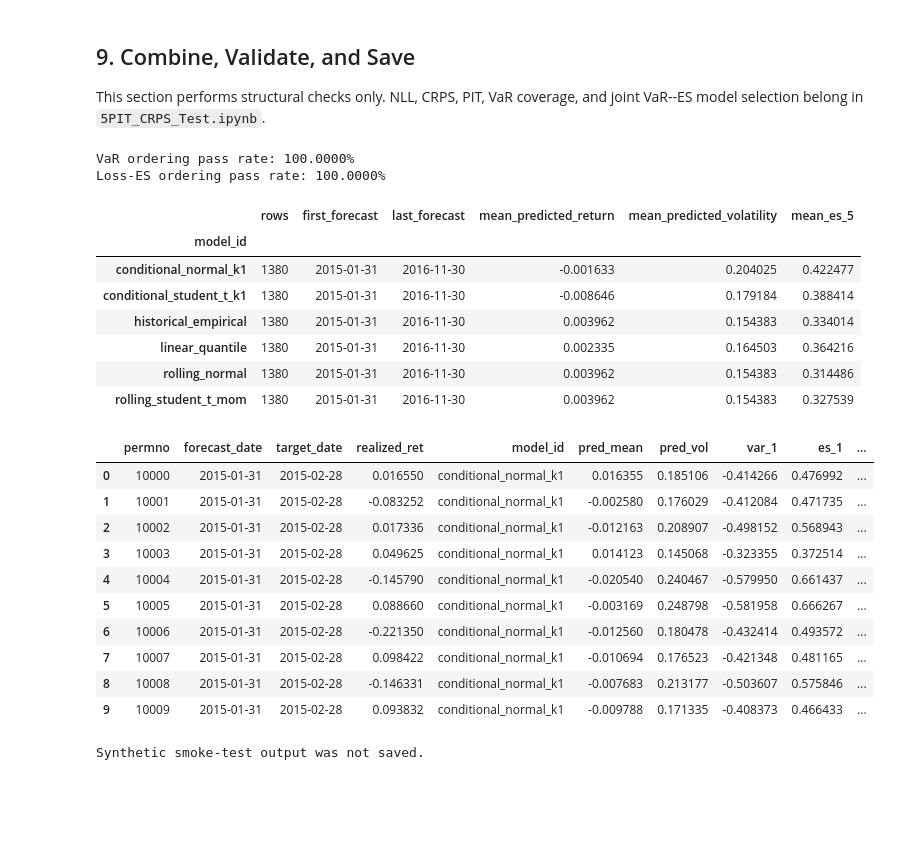
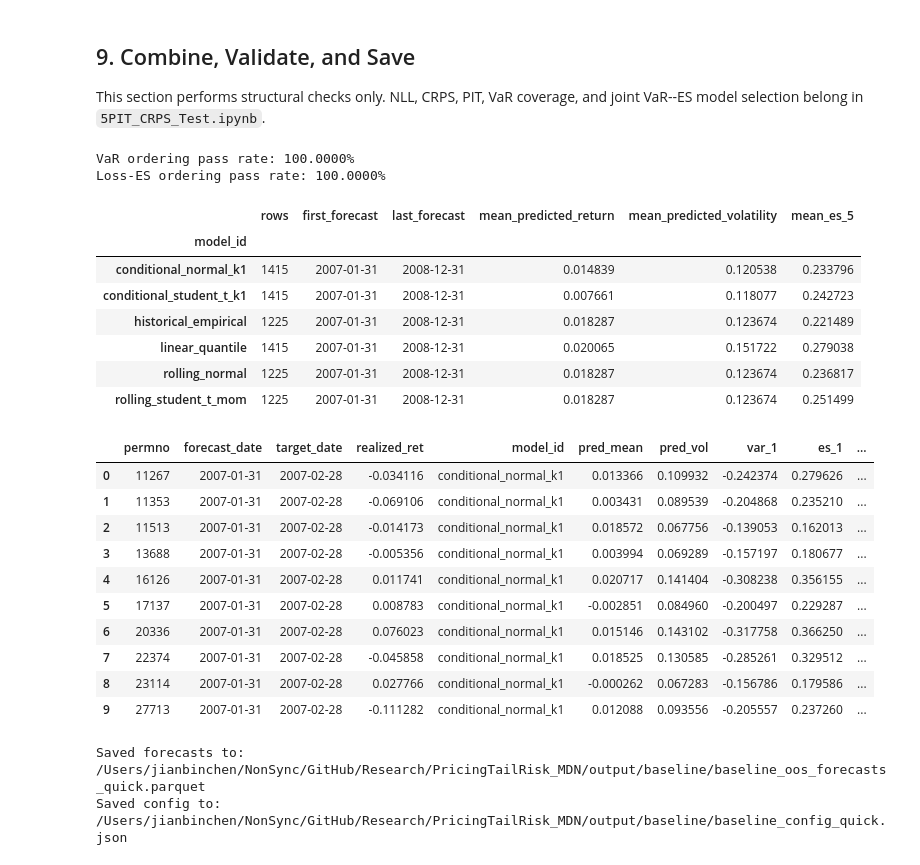
Before and after one commit to damonuc/PricingTailRisk_MDN, a Jupyter notebook: 2Baseline_model.ipynb, the cells around one changed output. Cells and saved outputs as stored; diff of their text form; code cells hidden in the pictures; blank space fills up the shorter version.

```diff
--- a/2Baseline_model.ipynb
+++ b/2Baseline_model.ipynb
@@ -367,14 +562,18 @@ def run_rolling_distribution_baselines(panel: pd.DataFrame) -> pd.DataFrame:
     for _, stock_df in tqdm(grouped, total=panel[ID_COL].nunique(), desc='Rolling baselines'):
         stock_df = stock_df.sort_values(DATE_COL).reset_index(drop=True)
         stock_returns = stock_df[CURRENT_RETURN_COL].to_numpy(dtype=float)
+        stock_dates = pd.to_datetime(stock_df[DATE_COL]).to_numpy()
 
         for position, row in stock_df.iterrows():
             forecast_date = row[DATE_COL]
             if forecast_date < OOS_START or forecast_date > OOS_END:
                 continue
 
-            history_start = max(0, position - HISTORY_WINDOW_MONTHS + 1)
-            history = stock_returns[history_start:position + 1]
+            history_start_date = forecast_date - pd.offsets.MonthEnd(HISTORY_WINDOW_MONTHS - 1)
+            history_mask = (stock_dates >= np.datetime64(history_start_date)) & (
+                stock_dates <= np.datetime64(forecast_date)
+            )
+            history = stock_returns[history_mask]
             history = history[np.isfinite(history)]
             if len(history) < MIN_HISTORY_MONTHS:
                 continue
@@ -492,8 +691,15 @@ class ConditionalDistributionNet(nn.Module):
 def fit_feature_scaler(training_frame: pd.DataFrame) -> tuple[np.ndarray, np.ndarray]:
     if not STANDARDIZE_FEATURES_WITH_TRAINING_DATA:
         return np.zeros(len(FEATURE_COLS), dtype=np.float32), np.ones(len(FEATURE_COLS), dtype=np.float32)
-    means = training_frame[FEATURE_COLS].mean().to_numpy(dtype=np.float32)
-    stds = training_frame[FEATURE_COLS].std(ddof=0).to_numpy(dtype=np.float32)
+    micro_mean = training_frame[MICRO_FEATURES].mean()
+    micro_std = training_frame[MICRO_FEATURES].std(ddof=0)
+    # Macro variables repeat for every stock. Fit their scaler on unique months,
+    # so months with more listed firms do not receive more weight.
+    macro_by_month = training_frame[[DATE_COL] + MACRO_FEATURES].drop_duplicates(DATE_COL)
+    macro_mean = macro_by_month[MACRO_FEATURES].mean()
+    macro_std = macro_by_month[MACRO_FEATURES].std(ddof=0)
+    means = pd.concat([micro_mean, macro_mean]).loc[FEATURE_COLS].to_numpy(dtype=np.float32)
+    stds = pd.concat([micro_std, macro_std]).loc[FEATURE_COLS].to_numpy(dtype=np.float32)
     stds = np.where(stds < 1e-6, 1.0, stds)
     return means, stds
 
@@ -919,48 +1125,54 @@ if var_order_ok < 0.999 or es_order_ok < 0.999:
 
 should_save = (not USE_SYNTHETIC_DATA) or SAVE_SYNTHETIC_OUTPUT
 if should_save:
     OUTPUT_DIR.mkdir(parents=True, exist_ok=True)
     baseline_forecasts.to_parquet(OUTPUT_PATH, index=False)
     config_to_save = {
-        'data_path': str(DATA_PATH),
+        'environment': ENV,
+        'run_mode': RUN_MODE,
+        'micro_data_path': str(MICRO_DATA_PATH),
+        'macro_data_path': str(MACRO_DATA_PATH),
         'output_path': str(OUTPUT_PATH),
         'oos_start': str(OOS_START.date()),
         'oos_end': str(pd.Timestamp(OOS_END).date()),
         'micro_features': MICRO_FEATURES,
+        'rank_micro_features': RANK_MICRO_FEATURES,
+        'raw_scale_micro_features': RAW_SCALE_MICRO_FEATURES,
         'macro_features': MACRO_FEATURES,
         'alphas': list(ALPHAS),
         'quantile_levels': QUANTILE_LEVELS.tolist(),
         'history_window_months': HISTORY_WINDOW_MONTHS,
         'min_history_months': MIN_HISTORY_MONTHS,
         'refit_months': REFIT_MONTHS,
         'validation_months': VALIDATION_MONTHS,
         'seed': SEED,
     }
     CONFIG_PATH.write_text(json.dumps(config_to_save, indent=2), encoding='utf-8')
     print('Saved forecasts to:', OUTPUT_PATH)
     print('Saved config to:', CONFIG_PATH)
 else:
     print('Synthetic smoke-test output was not saved.')
 # %% [output]
 VaR ordering pass rate: 100.0000%
 Loss-ES ordering pass rate: 100.0000%
 |  | rows | first_forecast | last_forecast | mean_predicted_return | mean_predicted_volatility | mean_es_5 |
 | model_id |  |  |  |  |  |  |
-| conditional_normal_k1 | 1380 | 2015-01-31 | 2016-11-30 | -0.001633 | 0.204025 | 0.422477 |
-| conditional_student_t_k1 | 1380 | 2015-01-31 | 2016-11-30 | -0.008646 | 0.179184 | 0.388414 |
-| historical_empirical | 1380 | 2015-01-31 | 2016-11-30 | 0.003962 | 0.154383 | 0.334014 |
-| linear_quantile | 1380 | 2015-01-31 | 2016-11-30 | 0.002335 | 0.164503 | 0.364216 |
-| rolling_normal | 1380 | 2015-01-31 | 2016-11-30 | 0.003962 | 0.154383 | 0.314486 |
-| rolling_student_t_mom | 1380 | 2015-01-31 | 2016-11-30 | 0.003962 | 0.154383 | 0.327539 |
+| conditional_normal_k1 | 1415 | 2007-01-31 | 2008-12-31 | 0.014839 | 0.120538 | 0.233796 |
+| conditional_student_t_k1 | 1415 | 2007-01-31 | 2008-12-31 | 0.007661 | 0.118077 | 0.242723 |
+| historical_empirical | 1225 | 2007-01-31 | 2008-12-31 | 0.018287 | 0.123674 | 0.221489 |
+| linear_quantile | 1415 | 2007-01-31 | 2008-12-31 | 0.020065 | 0.151722 | 0.279038 |
+| rolling_normal | 1225 | 2007-01-31 | 2008-12-31 | 0.018287 | 0.123674 | 0.236817 |
+| rolling_student_t_mom | 1225 | 2007-01-31 | 2008-12-31 | 0.018287 | 0.123674 | 0.251499 |
 |  | permno | forecast_date | target_date | realized_ret | model_id | pred_mean | pred_vol | var_1 | es_1 | ... |
-| 0 | 10000 | 2015-01-31 | 2015-02-28 | 0.016550 | conditional_normal_k1 | 0.016355 | 0.185106 | -0.414266 | 0.476992 | ... |
-| 1 | 10001 | 2015-01-31 | 2015-02-28 | -0.083252 | conditional_normal_k1 | -0.002580 | 0.176029 | -0.412084 | 0.471735 | ... |
-| 2 | 10002 | 2015-01-31 | 2015-02-28 | 0.017336 | conditional_normal_k1 | -0.012163 | 0.208907 | -0.498152 | 0.568943 | ... |
-| 3 | 10003 | 2015-01-31 | 2015-02-28 | 0.049625 | conditional_normal_k1 | 0.014123 | 0.145068 | -0.323355 | 0.372514 | ... |
-| 4 | 10004 | 2015-01-31 | 2015-02-28 | -0.145790 | conditional_normal_k1 | -0.020540 | 0.240467 | -0.579950 | 0.661437 | ... |
-| 5 | 10005 | 2015-01-31 | 2015-02-28 | 0.088660 | conditional_normal_k1 | -0.003169 | 0.248798 | -0.581958 | 0.666267 | ... |
-| 6 | 10006 | 2015-01-31 | 2015-02-28 | -0.221350 | conditional_normal_k1 | -0.012560 | 0.180478 | -0.432414 | 0.493572 | ... |
-| 7 | 10007 | 2015-01-31 | 2015-02-28 | 0.098422 | conditional_normal_k1 | -0.010694 | 0.176523 | -0.421348 | 0.481165 | ... |
-| 8 | 10008 | 2015-01-31 | 2015-02-28 | -0.146331 | conditional_normal_k1 | -0.007683 | 0.213177 | -0.503607 | 0.575846 | ... |
-| 9 | 10009 | 2015-01-31 | 2015-02-28 | 0.093832 | conditional_normal_k1 | -0.009788 | 0.171335 | -0.408373 | 0.466433 | ... |
+| 0 | 11267 | 2007-01-31 | 2007-02-28 | -0.034116 | conditional_normal_k1 | 0.013366 | 0.109932 | -0.242374 | 0.279626 | ... |
+| 1 | 11353 | 2007-01-31 | 2007-02-28 | -0.069106 | conditional_normal_k1 | 0.003431 | 0.089539 | -0.204868 | 0.235210 | ... |
+| 2 | 11513 | 2007-01-31 | 2007-02-28 | -0.014173 | conditional_normal_k1 | 0.018572 | 0.067756 | -0.139053 | 0.162013 | ... |
+| 3 | 13688 | 2007-01-31 | 2007-02-28 | -0.005356 | conditional_normal_k1 | 0.003994 | 0.069289 | -0.157197 | 0.180677 | ... |
+| 4 | 16126 | 2007-01-31 | 2007-02-28 | 0.011741 | conditional_normal_k1 | 0.020717 | 0.141404 | -0.308238 | 0.356155 | ... |
+| 5 | 17137 | 2007-01-31 | 2007-02-28 | 0.008783 | conditional_normal_k1 | -0.002851 | 0.084960 | -0.200497 | 0.229287 | ... |
+| 6 | 20336 | 2007-01-31 | 2007-02-28 | 0.076023 | conditional_normal_k1 | 0.015146 | 0.143102 | -0.317758 | 0.366250 | ... |
+| 7 | 22374 | 2007-01-31 | 2007-02-28 | -0.045858 | conditional_normal_k1 | 0.018525 | 0.130585 | -0.285261 | 0.329512 | ... |
+| 8 | 23114 | 2007-01-31 | 2007-02-28 | 0.027766 | conditional_normal_k1 | -0.000262 | 0.067283 | -0.156786 | 0.179586 | ... |
+| 9 | 27713 | 2007-01-31 | 2007-02-28 | -0.111282 | conditional_normal_k1 | 0.012088 | 0.093556 | -0.205557 | 0.237260 | ... |
-Synthetic smoke-test output was not saved.
+Saved forecasts to: /Users/jianbinchen/NonSync/GitHub/Research/PricingTailRisk_MDN/output/baseline/baseline_oos_forecasts_quick.parquet
+Saved config to: /Users/jianbinchen/NonSync/GitHub/Research/PricingTailRisk_MDN/output/baseline/baseline_config_quick.json
```
Also changed, not shown: parts of 13 cells of this notebook, 1 other file.
